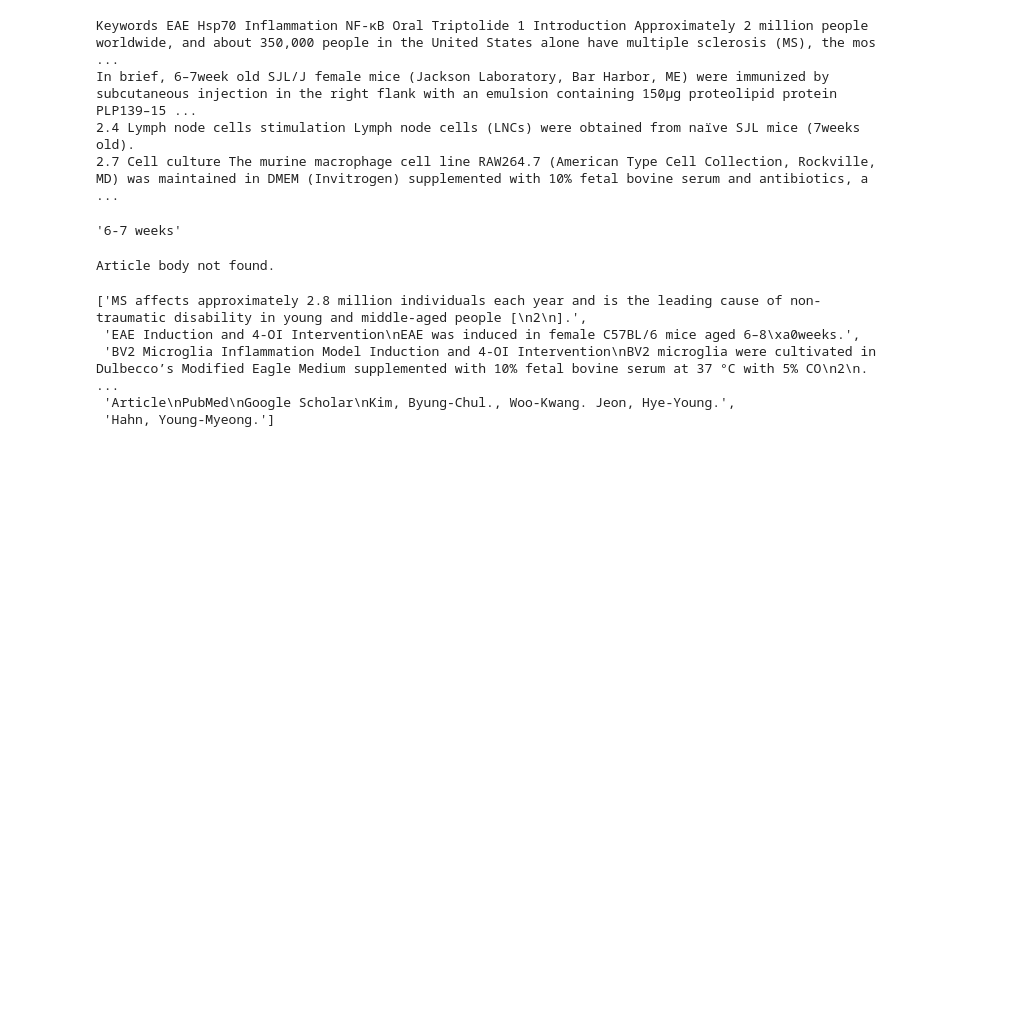
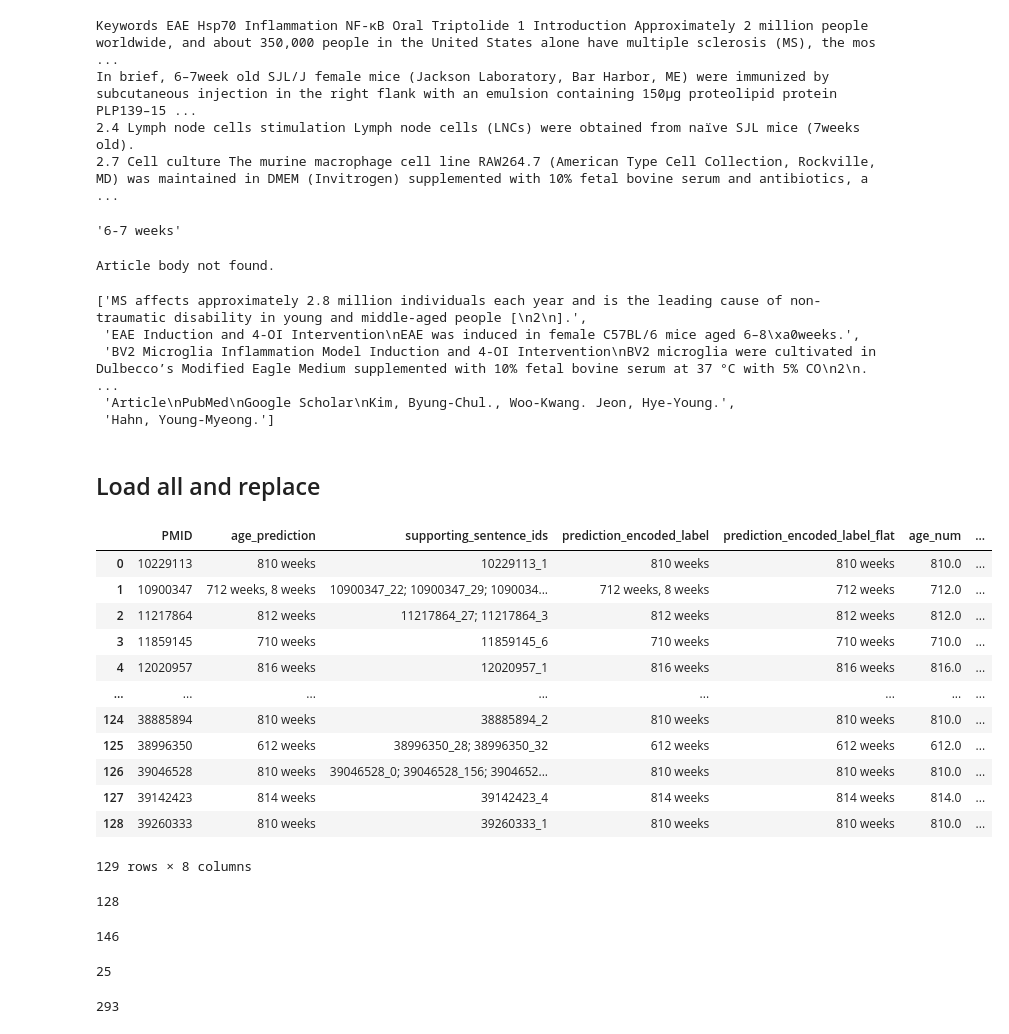
Before and after one commit to Ineichen-Group/Preclinical_DrugDisease_Translation_Pipeline, a Jupyter notebook: 08_IE_full_text/Age_Clean_Extraction.ipynb, the cells around one changed output. Cells and saved outputs as stored; diff of their text form; code cells hidden in the pictures; blank space fills up the shorter version.

```diff
--- a/08_IE_full_text/Age_Clean_Extraction.ipynb
+++ b/08_IE_full_text/Age_Clean_Extraction.ipynb
@@ -761,3 +755,69 @@ age_sentences
  'BV2 Microglia Inflammation Model Induction and 4-OI Intervention\nBV2 microglia were cultivated in Dulbecco’s Modified Eagle Medium supplemented with 10% fetal bovine serum at 37 °C with 5% CO\n2\n. ...
  'Article\nPubMed\nGoogle Scholar\nKim, Byung-Chul., Woo-Kwang. Jeon, Hye-Young.',
  'Hahn, Young-Myeong.']
+# %% [markdown]
+## Load all and replace
+# %%
+df_age_too_high = pd.read_csv("./model_predictions/age/post_processing/df_age_processed_too_high_values.csv")
+df_age_no_pmc = pd.read_csv("./model_predictions/age/post_processing/df_age_processed_no_pmc.csv")
+df_age_with_pmc = pd.read_csv("./model_predictions/age/post_processing/df_age_processed_with_pmc.csv")
+# %%
+df_age_too_high
+# %% [output]
+|  | PMID | age_prediction | supporting_sentence_ids | prediction_encoded_label | prediction_encoded_label_flat | age_num | ... |
+| 0 | 10229113 | 810 weeks | 10229113_1 | 810 weeks | 810 weeks | 810.0 | ... |
+| 1 | 10900347 | 712 weeks, 8 weeks | 10900347_22; 10900347_29; 1090034... | 712 weeks, 8 weeks | 712 weeks | 712.0 | ... |
+| 2 | 11217864 | 812 weeks | 11217864_27; 11217864_3 | 812 weeks | 812 weeks | 812.0 | ... |
+| 3 | 11859145 | 710 weeks | 11859145_6 | 710 weeks | 710 weeks | 710.0 | ... |
+| 4 | 12020957 | 816 weeks | 12020957_1 | 816 weeks | 816 weeks | 816.0 | ... |
+| ... | ... | ... | ... | ... | ... | ... | ... |
+| 124 | 38885894 | 810 weeks | 38885894_2 | 810 weeks | 810 weeks | 810.0 | ... |
+| 125 | 38996350 | 612 weeks | 38996350_28; 38996350_32 | 612 weeks | 612 weeks | 612.0 | ... |
+| 126 | 39046528 | 810 weeks | 39046528_0; 39046528_156; 3904652... | 810 weeks | 810 weeks | 810.0 | ... |
+| 127 | 39142423 | 814 weeks | 39142423_4 | 814 weeks | 814 weeks | 814.0 | ... |
+| 128 | 39260333 | 810 weeks | 39260333_1 | 810 weeks | 810 weeks | 810.0 | ... |
+129 rows × 8 columns
+# %%
+# Create the mapping structure
+pmid_mapping_list_1 = defaultdict(list)
+
+# Populate the mapping
+for _, row in df_age_too_high.iterrows():
+    pmid = row["PMID"]
+    flat = row["prediction_encoded_label_flat"]
+    new = row["prediction_encoded_label_new"]
+    pmid_mapping_list_1[pmid].append({flat: new})
+
+# Convert defaultdict to regular dict for display
+pmid_mapping_list_1 = dict(pmid_mapping_list_1)
+len(pmid_mapping_list_1)
+# %% [output]
+128
+# %%
+pmid_mapping_list_2 = defaultdict(list)
+
+# Populate the mapping
+for _, row in df_age_no_pmc.iterrows():
+    pmid = row["PMID"]
+    flat = row["prediction_encoded_label_flat"]
+    new = row["prediction_encoded_label_new"]
+    pmid_mapping_list_2[pmid].append({flat: new})
+
+pmid_mapping_list_2 = dict(pmid_mapping_list_2)
+len(pmid_mapping_list_2)
+# %% [output]
+146
+# %%
+pmid_mapping_list_3 = defaultdict(list)
+
+# Populate the mapping
+for _, row in df_age_with_pmc.iterrows():
+    pmid = row["PMID"]
+    flat = row["prediction_encoded_label_flat"]
+    new = row["prediction_encoded_label_new"]
+    pmid_mapping_list_3[pmid].append({flat: new})
+
+pmid_mapping_list_3 = dict(pmid_mapping_list_3)
+len(pmid_mapping_list_3)
+# %% [output]
+25
@@ -763,0 +834,4 @@ age_sentences
+# %%
+len(merged_dict)
+# %% [output]
+293
```
Also changed, not shown: parts of 13 cells of this notebook.
